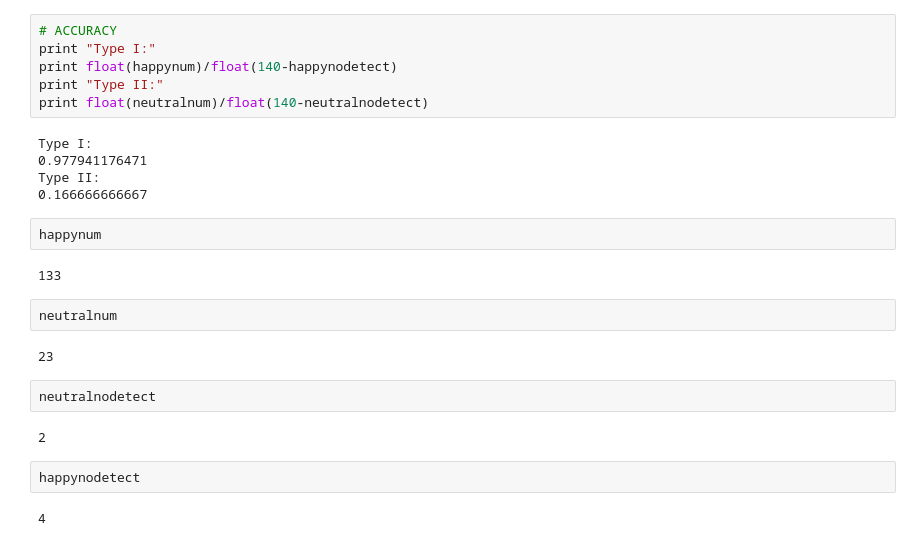
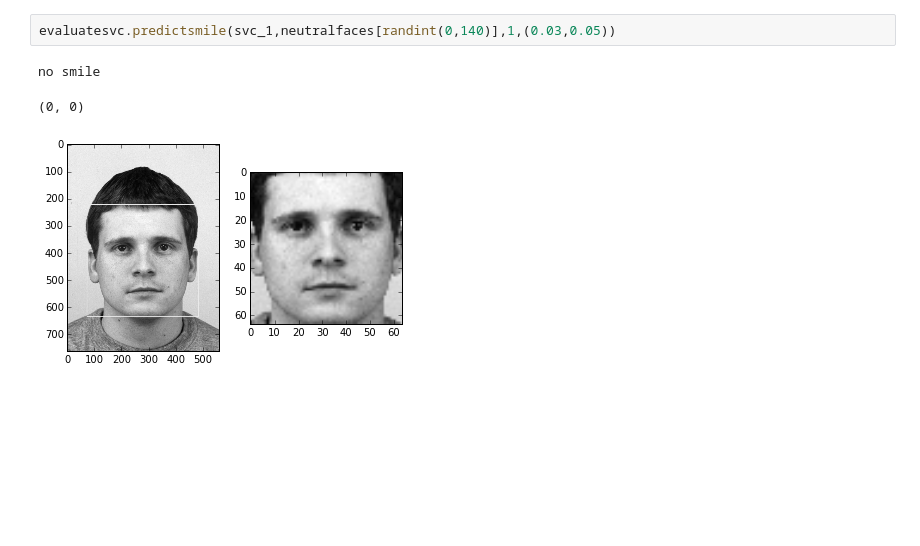
Before and after one commit to ileppane/smilerecognition, a Jupyter notebook: GUI-evaluatesvc.ipynb, the cells around one changed output. Saved outputs shown, nothing was run; the diff lists cells and outputs as text; blank space fills up the shorter version.

```diff
--- a/GUI-evaluatesvc.ipynb
+++ b/GUI-evaluatesvc.ipynb
@@ -64,27 +87,6 @@ for i in xrange(140):
-# %%
-# ACCURACY
-print "Type I:"
-print float(happynum)/float(140-happynodetect)
-print "Type II:"
-print float(neutralnum)/float(140-neutralnodetect)
-# %% [output]
-Type I:
-0.977941176471
-Type II:
-0.166666666667
-# %%
-happynum
-# %% [output]
-133
-# %%
-neutralnum
-# %% [output]
-23
-# %%
-neutralnodetect
-# %% [output]
-2
-# %%
-happynodetect
-# %% [output]
-4
+# %%
+evaluatesvc.predictsmile(svc_1,neutralfaces[randint(0,140)],1,(0.03,0.05))
+# %% [output]
+no smile
+(0, 0)
+[figure, added]
```
Also changed, not shown: parts of 5 cells of this notebook, 6 other files.
